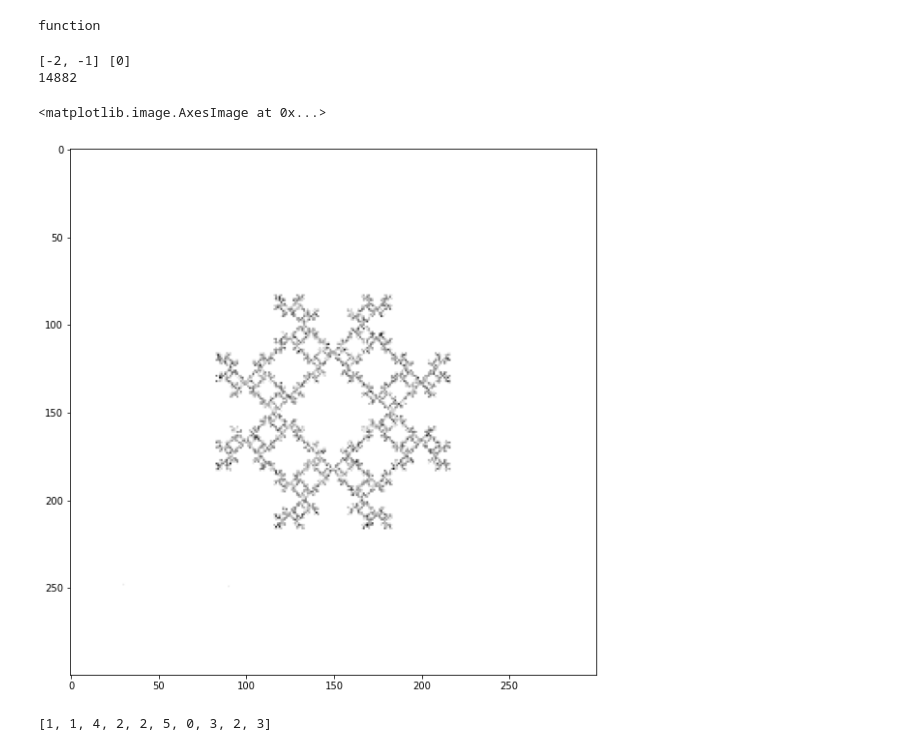
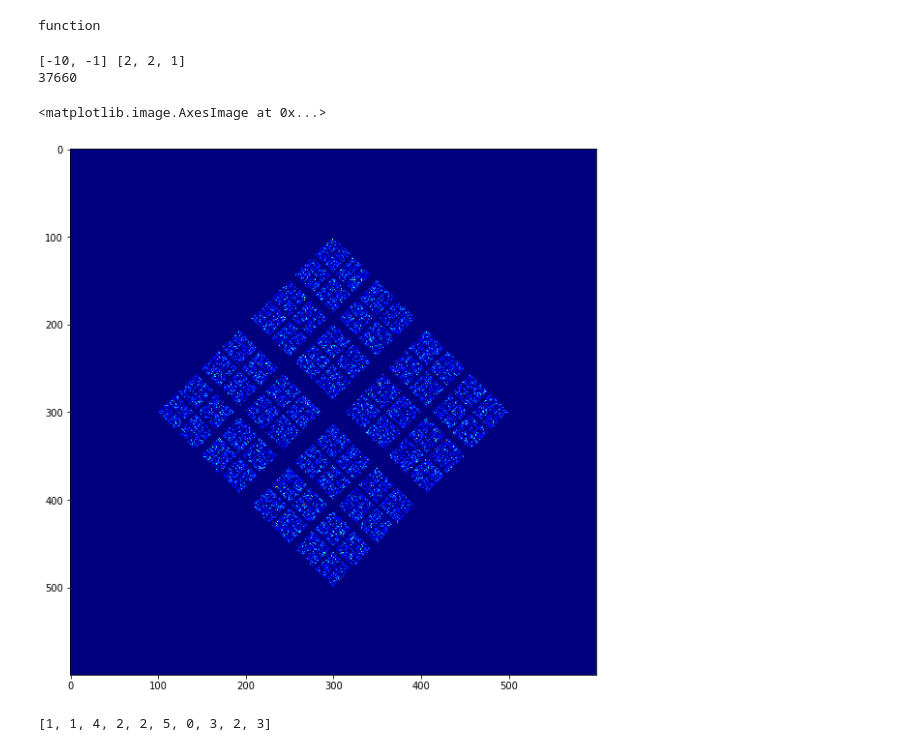
Before and after one commit to generic-github-user/fractals, a Jupyter notebook: fractals.ipynb, the cells around one changed output. Drawn from its saved outputs; the diff is of its cells as text; code cells hidden in the pictures.

```diff
--- a/fractals.ipynb
+++ b/fractals.ipynb
@@ -149,21 +149,25 @@ class ChaosGame:
         return min(d, self.n-d)
     dist.info = 'Calculate the distance between elements of a ring; e.g., vertices of a polygon'
 
-    def create_rule(self, n, m):
+    def create_rule(self, n, m, q):
 #         return lambda x, f: f(*n) not in m
-        return lambda x, f: f(*[x[i] for i in n]) not in m
+        return lambda x, f: q(f(*[x[i] for i in n]) in m)
 
     def generate(self, x=10, y=0.5, rule=None):
+        if type(y) in [tuple, list]:
+            y = random.uniform(*y)
+
         p = np.random.uniform(-5, 5, self.shape.center.pos.shape)
 #         if rule:
 #             self.vertices = [-1] * abs(min(rule))
 
         if rule == 'random':
-            j = random.choices(list(range(-5, -1)), k=1) + [-1]
+            j = random.choices(list(range(-10, -1)), k=1) + [-1]
             k = random.choices(list(range(0, self.n // 2 + 1)), k=random.randint(0,3))
-            j, k = [-2, -1], [0]
+            q = random.choice([lambda l: not l, lambda l: l])
+#             j, k = [-2, -1], [0]
 #             rule_gen = lambda n, m: (lambda x, f: f(*n) not in m)
-            rule = self.create_rule(j, k)
+            rule = self.create_rule(j, k, q)
             print(j, k)
         self.rule = rule
 
@@ -186,38 +190,38 @@ class ChaosGame:
 
             if rule_eval:
                 p = np.average([p, self.shape.v[v].pos], axis=0, weights=[1-y, y])
                 self.compute += 1
                 self.points.append(p)
             self.vertices.append(v)
         return self
     generate.info = 'Simulate the "chaos game", generating a series of points according to the given rules'
 
-    def render(self, r=100, coloring=''):
+    def render(self, r=100, color=''):
         canvas = np.zeros([r, r])
         points_array = np.interp(np.array(self.points), [-1.5, 1.5], [0, r])
         points_array = points_array.astype(int).clip(0, r-1)
         for i, p in enumerate(points_array):
-            if coloring == 'index':
+            if color == 'index':
                 c = i
-            elif coloring == 'vertex':
+            elif color == 'vertex':
                 c = self.vertices[i]
             else:
                 c = 0.01
             canvas[tuple(p.round())] += c
         return np.flip(canvas.T)
     render.info = 'Convert the computed points to a displayable image'
 
 r = lambda x, f: f(x[-1], x[-2]) not in [2]
-g = ChaosGame((3, 8)).generate(x=20000, y=0.5, rule='random')
+g = ChaosGame((3, 8)).generate(x=50000, y=(0.1, 0.9), rule='random')
 print(g.compute)
 plt.figure(figsize=(10, 10))
-plt.imshow(g.render(300), cmap='binary')
+plt.imshow(g.render(600, color='vertex'), cmap='jet')
 # g.points
 # TODO: rule for "point cannot be opposite of another"
 # TODO: reverse evaluation
 # TODO: coloring points by distance to adjacent points
 # %% [output]
-[-2, -1] [0]
-14882
+[-10, -1] [2, 2, 1]
+37660
 <matplotlib.image.AxesImage at 0x...>
-[figure, old version]
+[figure, new version]
```
Also changed, not shown: parts of 2 cells of this notebook.
